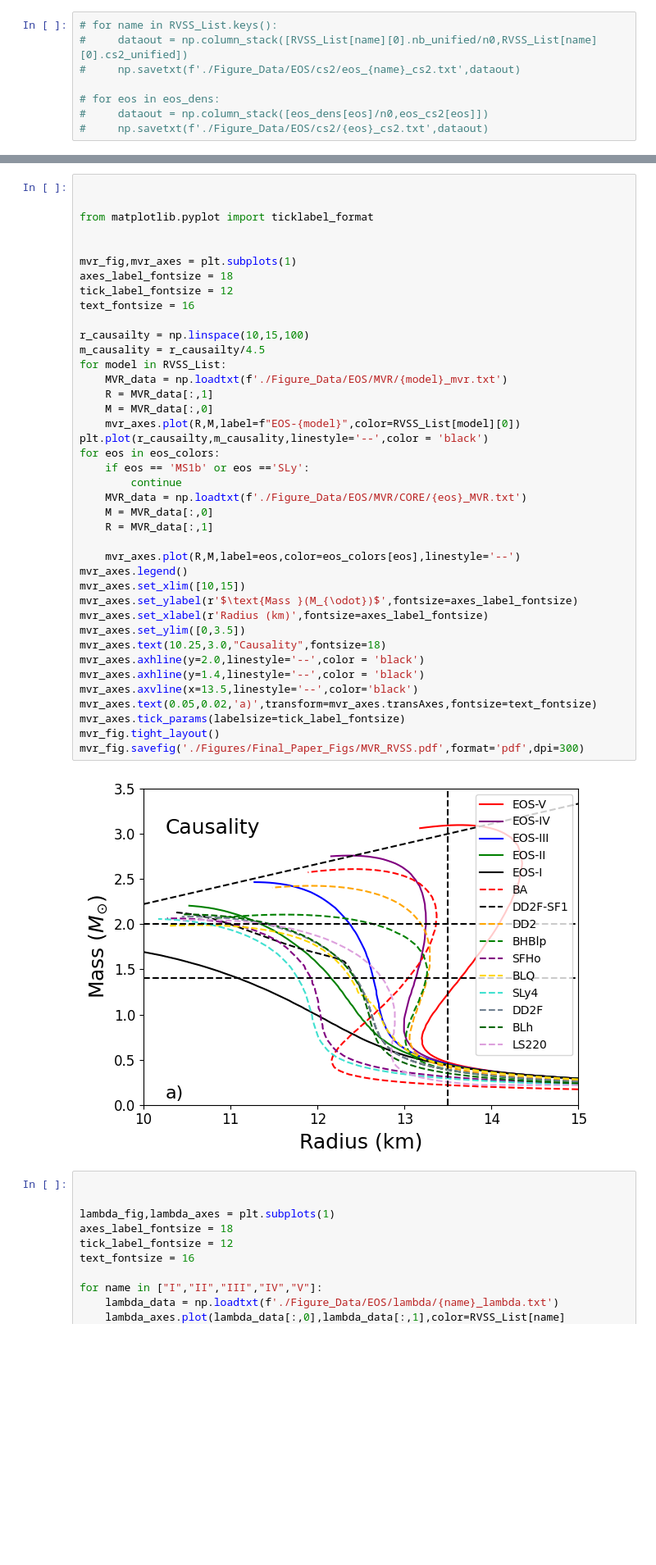
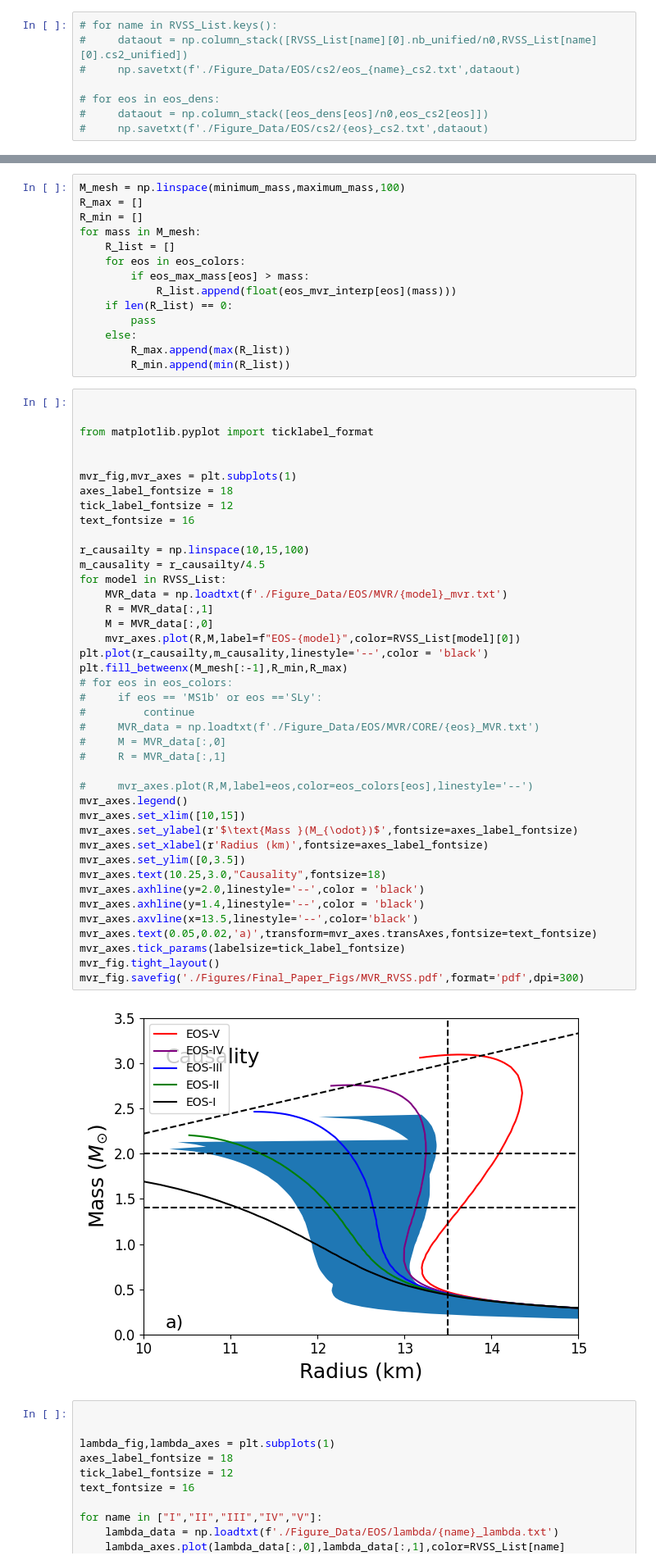
Before and after one commit to astro-man98/High_Density_Sound_Speed, a Jupyter notebook: EOS_Figures.ipynb, the cells around one changed output, grey strips where cells are left out. Shown at 82% size. Drawn from its saved outputs; the diff is of its cells as text; blank space fills up the shorter version.

Commit message:
Added new plots and pycompose submodule

```diff
--- a/EOS_Figures.ipynb
+++ b/EOS_Figures.ipynb
@@ -324,3 +349,17 @@ eos_pvn_axes_core.set_ylim([0,1500])
+# %%
+M_mesh = np.linspace(minimum_mass,maximum_mass,100)
+R_max = []
+R_min = []
+for mass in M_mesh:
+    R_list = []
+    for eos in eos_colors:
+        if eos_max_mass[eos] > mass:
+            R_list.append(float(eos_mvr_interp[eos](mass)))
+    if len(R_list) == 0:
+        pass
+    else:
+        R_max.append(max(R_list))
+        R_min.append(min(R_list))
 # %%
 
 
@@ -328,41 +367,42 @@ from matplotlib.pyplot import ticklabel_format
 
 
 mvr_fig,mvr_axes = plt.subplots(1)
 axes_label_fontsize = 18
 tick_label_fontsize = 12
 text_fontsize = 16
 
 r_causailty = np.linspace(10,15,100)
 m_causality = r_causailty/4.5
 for model in RVSS_List:
     MVR_data = np.loadtxt(f'./Figure_Data/EOS/MVR/{model}_mvr.txt')
     R = MVR_data[:,1]
     M = MVR_data[:,0]
     mvr_axes.plot(R,M,label=f"EOS-{model}",color=RVSS_List[model][0])
 plt.plot(r_causailty,m_causality,linestyle='--',color = 'black')
-for eos in eos_colors:
-    if eos == 'MS1b' or eos =='SLy':
-        continue
-    MVR_data = np.loadtxt(f'./Figure_Data/EOS/MVR/CORE/{eos}_MVR.txt')
-    M = MVR_data[:,0]
-    R = MVR_data[:,1]
+plt.fill_betweenx(M_mesh[:-1],R_min,R_max)
+# for eos in eos_colors:
+#     if eos == 'MS1b' or eos =='SLy':
+#         continue
+#     MVR_data = np.loadtxt(f'./Figure_Data/EOS/MVR/CORE/{eos}_MVR.txt')
+#     M = MVR_data[:,0]
+#     R = MVR_data[:,1]
 
-    mvr_axes.plot(R,M,label=eos,color=eos_colors[eos],linestyle='--')
+#     mvr_axes.plot(R,M,label=eos,color=eos_colors[eos],linestyle='--')
 mvr_axes.legend()
 mvr_axes.set_xlim([10,15])
 mvr_axes.set_ylabel(r'$\text{Mass }(M_{\odot})$',fontsize=axes_label_fontsize)
 mvr_axes.set_xlabel(r'Radius (km)',fontsize=axes_label_fontsize)
 mvr_axes.set_ylim([0,3.5])
 mvr_axes.text(10.25,3.0,"Causality",fontsize=18)
 mvr_axes.axhline(y=2.0,linestyle='--',color = 'black')
 mvr_axes.axhline(y=1.4,linestyle='--',color = 'black')
 mvr_axes.axvline(x=13.5,linestyle='--',color='black')
 mvr_axes.text(0.05,0.02,'a)',transform=mvr_axes.transAxes,fontsize=text_fontsize)
 mvr_axes.tick_params(labelsize=tick_label_fontsize)
 mvr_fig.tight_layout()
 mvr_fig.savefig('./Figures/Final_Paper_Figs/MVR_RVSS.pdf',format='pdf',dpi=300)
 # %% [output]
-[figure, old version]
+[figure, new version]
 # %%
 
 
```
Also changed, not shown: parts of 2 cells of this notebook, 10 other files.
